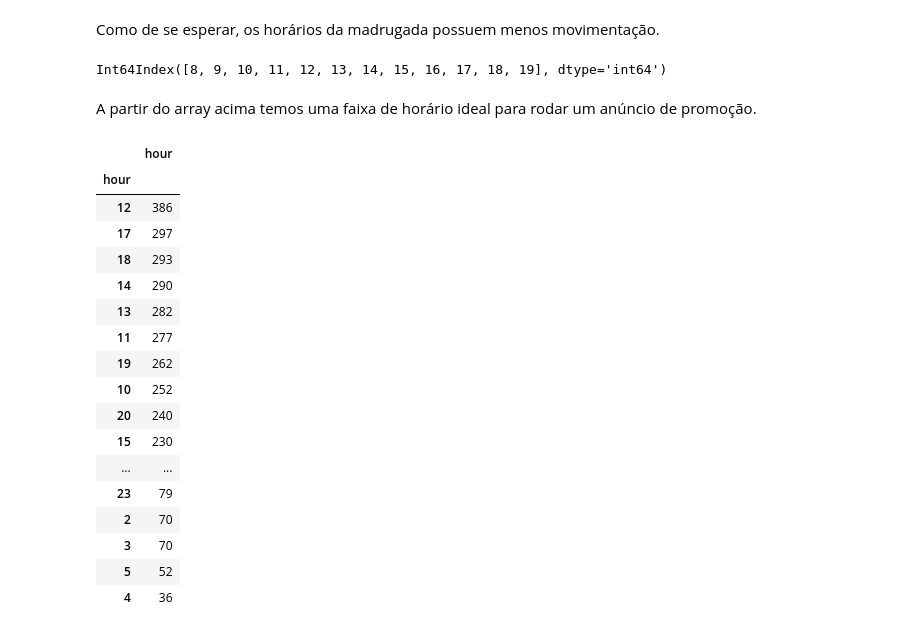
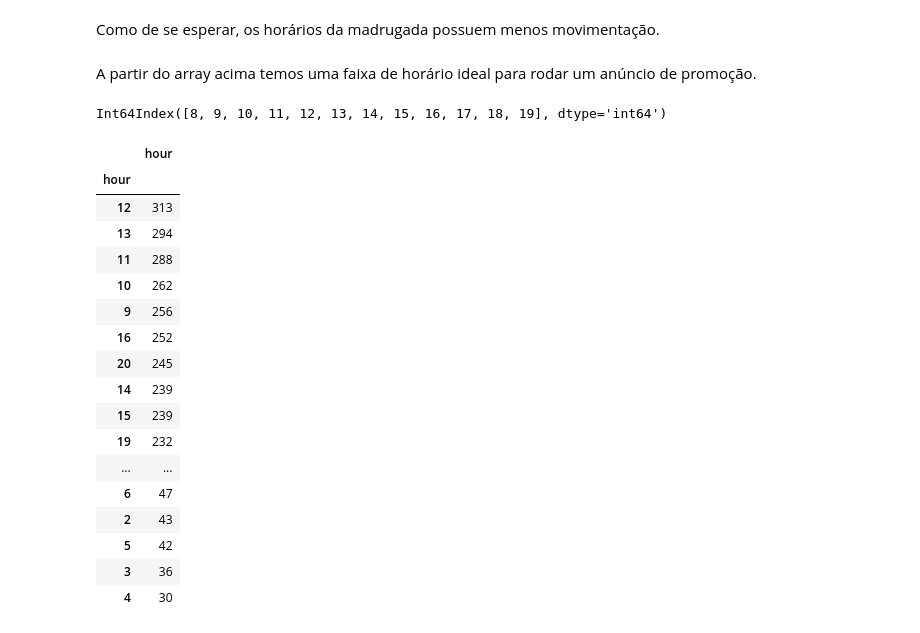
Before and after one commit to jvsn19/analise_varejo, a Jupyter notebook: Projeto.ipynb, the cells around one changed output. Drawn from its saved outputs; the diff is of its cells as text; code cells hidden in the pictures.

```diff
--- a/Projeto.ipynb
+++ b/Projeto.ipynb
@@ -92,3 +87,5 @@ for _, row in dataset[['hour','date','timestamp']].iterrows():
 2018-07-14 0    2018-07-05 21
 # %% [markdown]
 <p>Houve uma inconsistência no dia ou na hora.</p>
+# %%
+dataset = dataset.drop(columns=['timestamp'])
@@ -95,3 +98,6 @@ for _, row in dataset[['hour','date','timestamp']].iterrows():
+# %%
+dataset['date'] = dataset['date'].apply(lambda date_str: date_str[-2:])
+dataset.rename(columns={'date': 'dia'}, inplace=True)
 # %% [markdown]
 <h2>Day of Week</h2>
 # %%
@@ -141,31 +147,31 @@ hour_count
 Name: hour, dtype: int64
 # %% [markdown]
 <p>Como de se esperar, os horários da madrugada possuem menos movimentação.</p>
+# %% [markdown]
+<p>A partir do array acima temos uma faixa de horário ideal para rodar um anúncio de promoção.</p>
 # %%
 # Quais são as horas cuja sua contagem é superior a mediana das contagens
 hour_count[hour_count > hour_count.median()].keys().sort_values()
 # %% [output]
 Int64Index([8, 9, 10, 11, 12, 13, 14, 15, 16, 17, 18, 19], dtype='int64')
-# %% [markdown]
-<p>A partir do array acima temos uma faixa de horário ideal para rodar um anúncio de promoção.</p>
 # %%
-pd.DataFrame(dataset.groupby(by=['day_of_week'])['hour'].value_counts()).loc['Sunday']
+pd.DataFrame(dataset.groupby(by=['day_of_week'])['hour'].value_counts()).loc['Saturday']
 # %% [output]
 |  | hour |
 | hour |  |
-| 12 | 386 |
-| 17 | 297 |
-| 18 | 293 |
-| 14 | 290 |
-| 13 | 282 |
-| 11 | 277 |
-| 19 | 262 |
-| 10 | 252 |
-| 20 | 240 |
-| 15 | 230 |
+| 12 | 313 |
+| 13 | 294 |
+| 11 | 288 |
+| 10 | 262 |
+| 9 | 256 |
+| 16 | 252 |
+| 20 | 245 |
+| 14 | 239 |
+| 15 | 239 |
+| 19 | 232 |
 | ... | ... |
-| 23 | 79 |
-| 2 | 70 |
-| 3 | 70 |
-| 5 | 52 |
-| 4 | 36 |
+| 6 | 47 |
+| 2 | 43 |
+| 5 | 42 |
+| 3 | 36 |
+| 4 | 30 |
```
Also changed, not shown: parts of 11 cells of this notebook.
